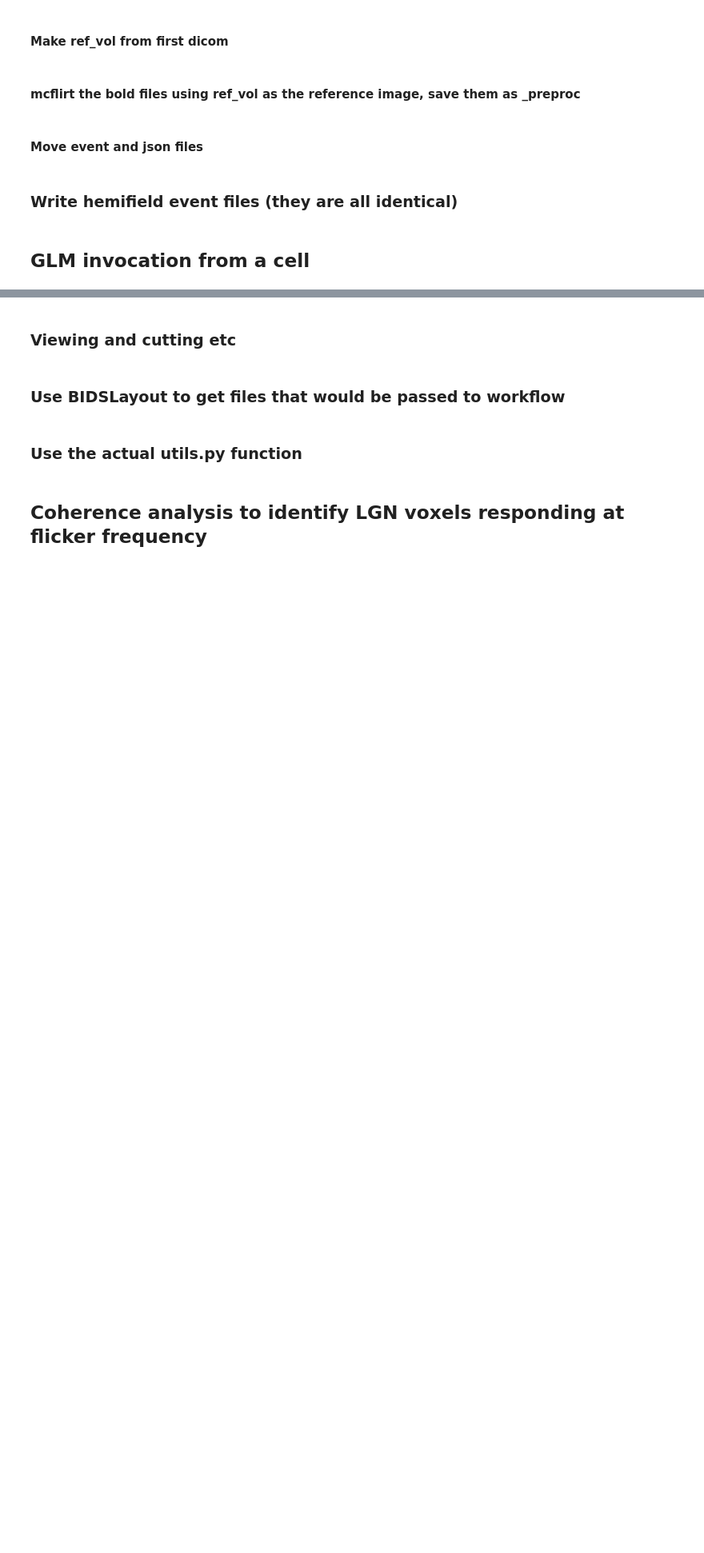
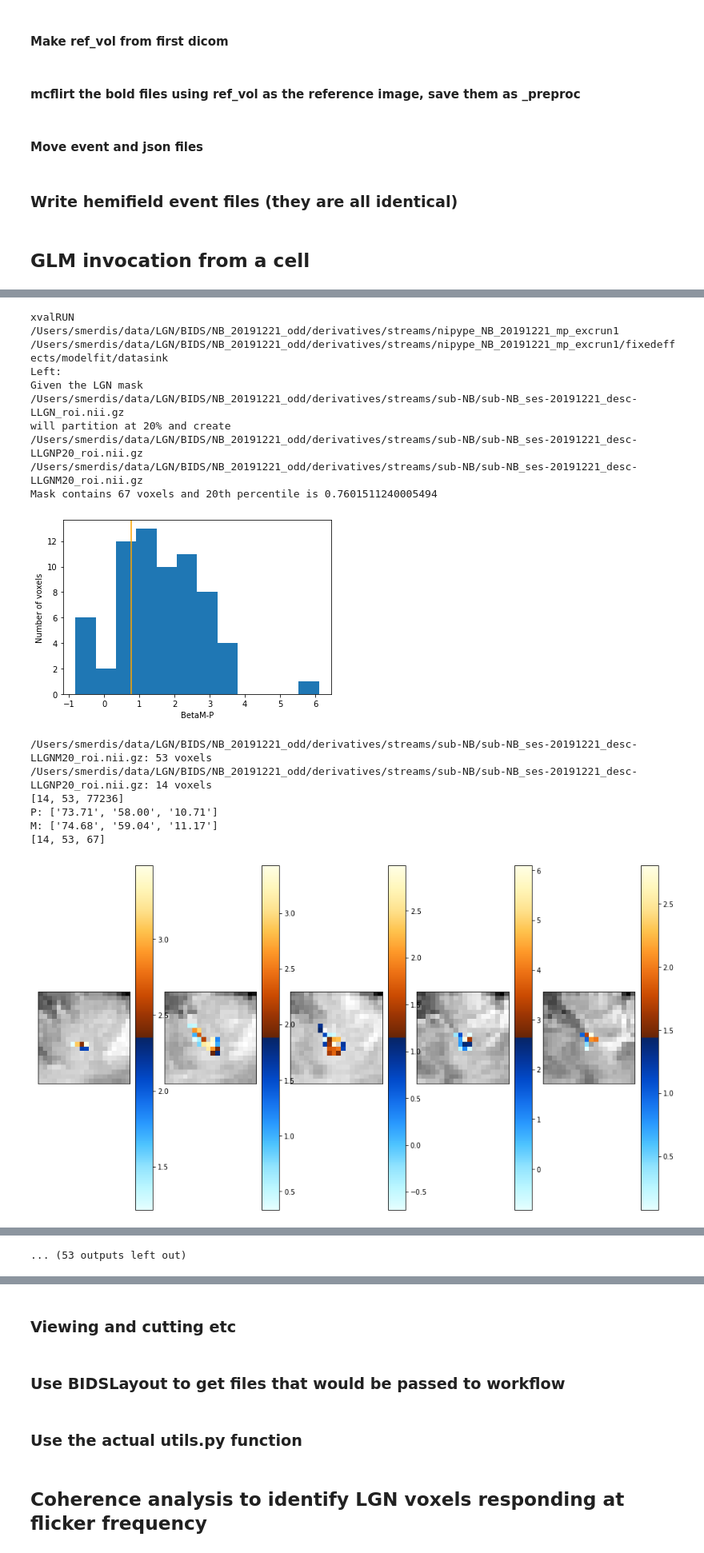
Before and after one commit to smerdis/streams, a Jupyter notebook: glm_code/NB_20191221 LGN.ipynb, the cells around one changed output, grey strips where cells are left out. Shown at 80% size. Cells and saved outputs as stored; diff of their text form; code cells hidden in the pictures; blank space fills up the shorter version.

```diff
--- a/glm_code/NB_20191221 LGN.ipynb
+++ b/glm_code/NB_20191221 LGN.ipynb
@@ -191,0 +330,3 @@ beta_RL, beta_MP
+# %%
+_, mp_l2 = utils.get_model_outputs(mp_datasink, [1])
+beta_MP_img = load_img(beta_MP)
@@ -191,0 +470,16 @@ beta_RL, beta_MP
+# %%
+# add code to:
+# compute threshold statistics (variance etc) across xval runs
+#
+def cross_val_glm(sub, ses, task, runs, raw_layout, preproc_layout):
+    print(raw_layout, preproc_layout, sep="\n")
+    raw_data_dir = raw_layout.root
+    out_dir = preproc_layout.root
+    working_dirs = []
+    for i,r in enumerate(runs):
+        other_runs = [*runs[0:i], *runs[i+1:]]
+        print(i, r, other_runs)
+        wdir = utils.run_fixedeffects_glm(sub, ses, task, other_runs,
+                    raw_data_dir, out_dir, working_dir_suffix=f"excrun{r}")
+        working_dirs.append(wdir)
+    return working_dirs
@@ -191,0 +514,2 @@ beta_RL, beta_MP
+# %%
+mp_xval_outputs = cross_val_glm(sub, ses, "mp", [1, 2, 3, 4, 5, 6, 7, 8], raw_layout, preproc_layout)
@@ -191,0 +570,35 @@ beta_RL, beta_MP
+# %%
+thresholds = np.empty((2, len(mp_xval_outputs)))
+for (i, mp_workdir) in enumerate(mp_xval_outputs):
+    mp_datasink = f"{mp_workdir}/fixedeffects/modelfit/datasink"
+    print("xvalRUN", mp_workdir, mp_datasink, sep="\n")
+    #!ls {mp_datasink}
+    _, mp_l2 = utils.get_model_outputs(mp_datasink, [1])
+    beta_MP = mp_l2[0]
+    beta_MP_img = load_img(beta_MP)
+    print("Left:")
+    LP_roi, LM_roi, Lthreshold = utils.assign_roi_percentile(rois[0], beta_MP, 20, ref_vol_img, 'L')
+    thresholds[0, i] = Lthreshold
+    print("Right:")
+    RP_roi, RM_roi, Rthreshold = utils.assign_roi_percentile(rois[1], beta_MP, 20, ref_vol_img, 'R')
+    thresholds[1, i] = Rthreshold
+    print("*********\n")
+# %% [output]
+xvalRUN
+/Users/smerdis/data/LGN/BIDS/NB_20191221_odd/derivatives/streams/nipype_NB_20191221_mp_excrun1
+/Users/smerdis/data/LGN/BIDS/NB_20191221_odd/derivatives/streams/nipype_NB_20191221_mp_excrun1/fixedeffects/modelfit/datasink
+Left:
+Given the LGN mask
+/Users/smerdis/data/LGN/BIDS/NB_20191221_odd/derivatives/streams/sub-NB/sub-NB_ses-20191221_desc-LLGN_roi.nii.gz
+will partition at 20% and create
+/Users/smerdis/data/LGN/BIDS/NB_20191221_odd/derivatives/streams/sub-NB/sub-NB_ses-20191221_desc-LLGNP20_roi.nii.gz
+/Users/smerdis/data/LGN/BIDS/NB_20191221_odd/derivatives/streams/sub-NB/sub-NB_ses-20191221_desc-LLGNM20_roi.nii.gz
+Mask contains 67 voxels and 20th percentile is 0.7601511240005494
+[figure, added]
+/Users/smerdis/data/LGN/BIDS/NB_20191221_odd/derivatives/streams/sub-NB/sub-NB_ses-20191221_desc-LLGNM20_roi.nii.gz: 53 voxels
+/Users/smerdis/data/LGN/BIDS/NB_20191221_odd/derivatives/streams/sub-NB/sub-NB_ses-20191221_desc-LLGNP20_roi.nii.gz: 14 voxels
+[14, 53, 77236]
+P: ['73.71', '58.00', '10.71']
+M: ['74.68', '59.04', '11.17']
+[14, 53, 67]
+[figure, added]
@@ -191,0 +640 @@ beta_RL, beta_MP
+... (53 outputs left out)
```
Also changed, not shown: parts of 43 cells of this notebook.
